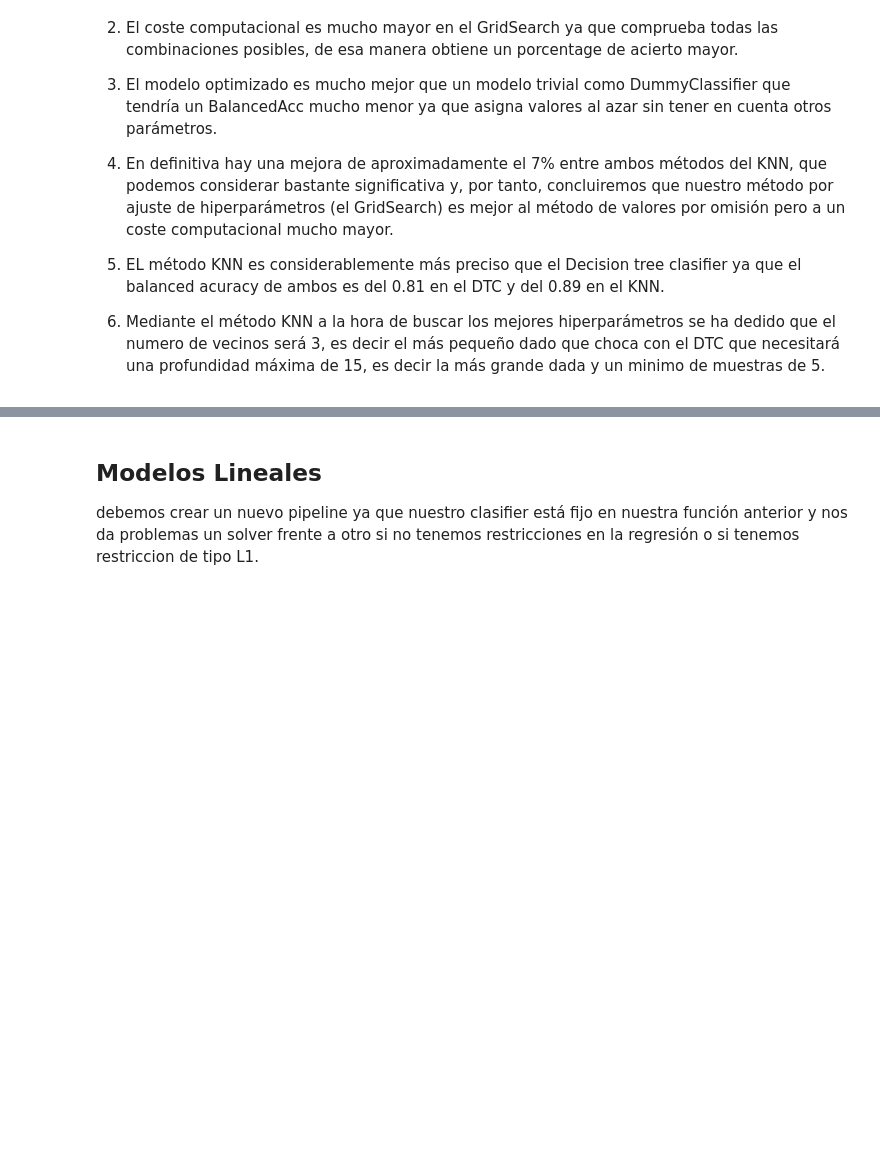
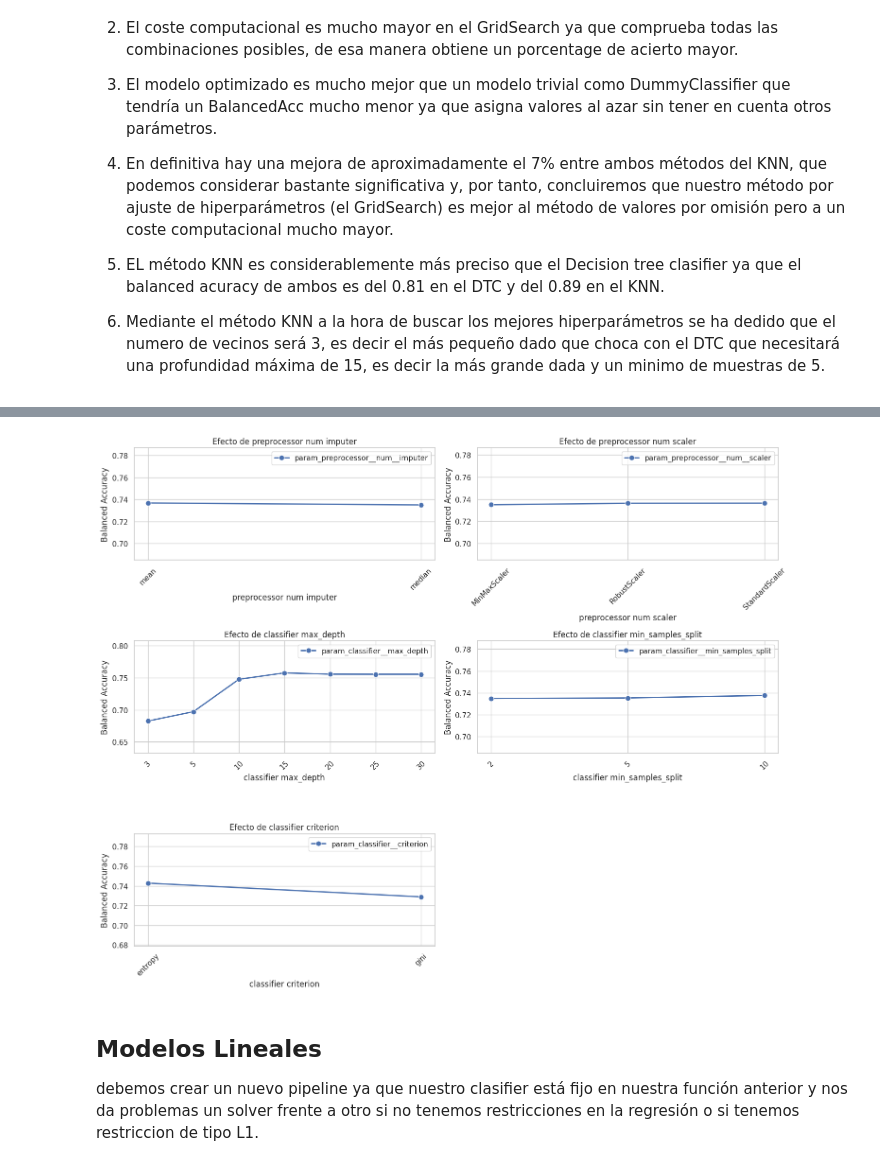
Before and after one commit to 100478705/Grupo25_Practica1, a Jupyter notebook: Notebook1.ipynb, the cells around one changed output, grey strips where cells are left out. Cells and saved outputs as stored; diff of their text form; code cells hidden in the pictures; blank space fills up the shorter version.

```diff
--- a/Notebook1.ipynb
+++ b/Notebook1.ipynb
@@ -560,3 +631,56 @@ Lo mismo ocurre con el DTC (0.81 frente a 0.6)
+# %%
+import pandas as pd
+import matplotlib.pyplot as plt
+import seaborn as sns
+
+# Obtener resultados de GridSearchCV
+cv_results = pd.DataFrame(grid_search2.cv_results_)
+
+# Reemplazar las instancias de los imputadores y escaladores por su nombre
+cv_results['param_preprocessor__num__imputer'] = cv_results['param_preprocessor__num__imputer'].apply(lambda x: x.strategy)
+cv_results['param_preprocessor__num__scaler'] = cv_results['param_preprocessor__num__scaler'].apply(lambda x: x.__class__.__name__)
+
+# Establecer estilo de gráficos
+sns.set(style="whitegrid")
+
+# Lista de hiperparámetros a graficar
+hyperparams = [
+    "param_preprocessor__num__imputer",
+    "param_preprocessor__num__scaler",
+    "param_classifier__max_depth",
+    "param_classifier__min_samples_split",
+    "param_classifier__criterion"
+]
+
+# Graficar cada hiperparámetro
+plt.figure(figsize=(15, 12))
+
+for i, param in enumerate(hyperparams, 1):
+    plt.subplot(3, 2, i)
+
+    # Promediar sobre los demás hiperparámetros
+    mean_scores = cv_results.groupby(param)["mean_test_score"].mean()
+
+    # Calcular límites dinámicos para el eje y
+    y_min, y_max = mean_scores.min() - 0.05, mean_scores.max() + 0.05
+
+    # Crear el gráfico con líneas y puntos
+    sns.lineplot(x=mean_scores.index.astype(str), y=mean_scores.values, marker='o', linewidth=2, markersize=8, linestyle='-', label=param)
+
+    # Establecer los límites del eje y
+    plt.ylim(y_min, y_max)
+
+    # Rotar las etiquetas del eje x
+    plt.xticks(rotation=45)
+
+    plt.xlabel(param.replace("param_", "").replace("__", " "))
+    plt.ylabel("Balanced Accuracy")
+    plt.title(f"Efecto de {param.replace('param_', '').replace('__', ' ')}")
+
+plt.tight_layout()
+plt.show()
+# %% [output]
+[figure, added]
 # %% [markdown]
 ## Modelos Lineales
 
```
Also changed, not shown: parts of 19 cells of this notebook, 1 other file.
